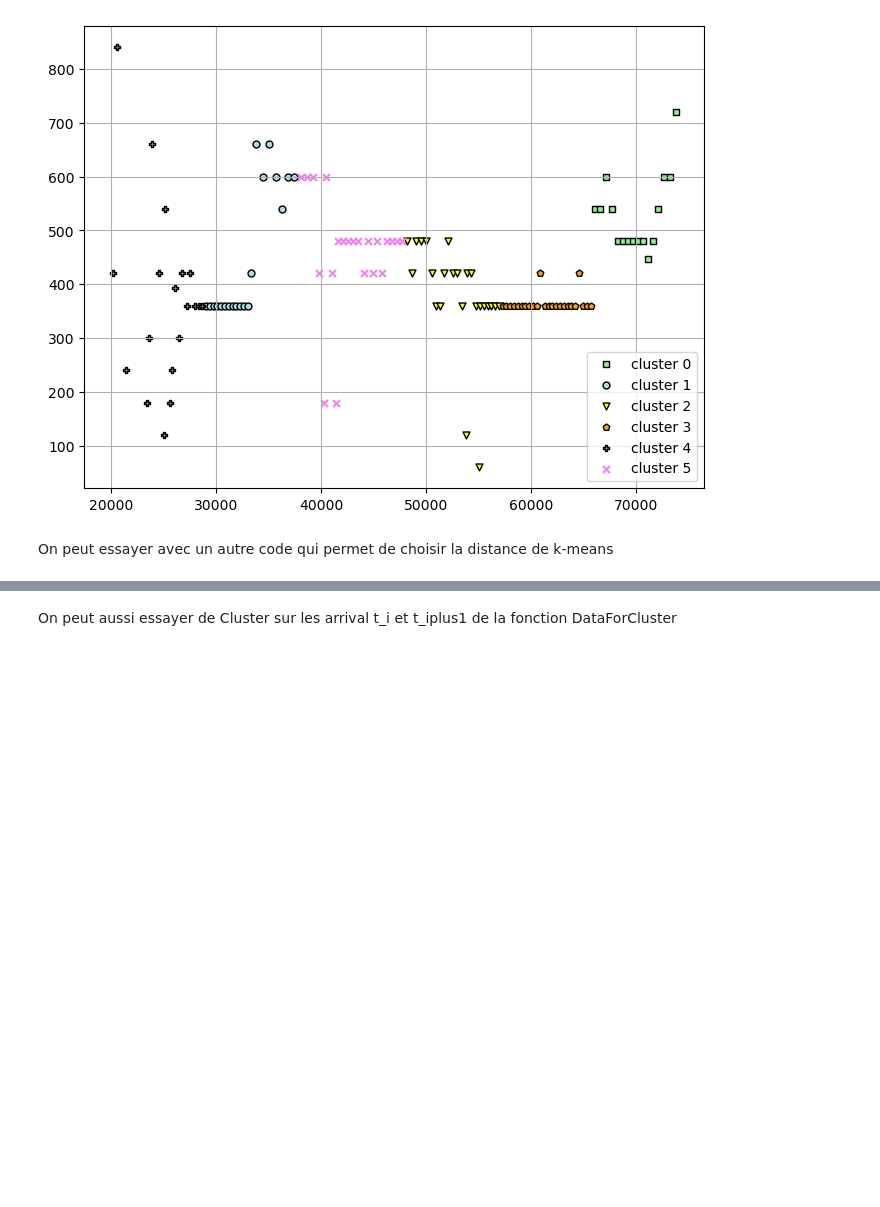
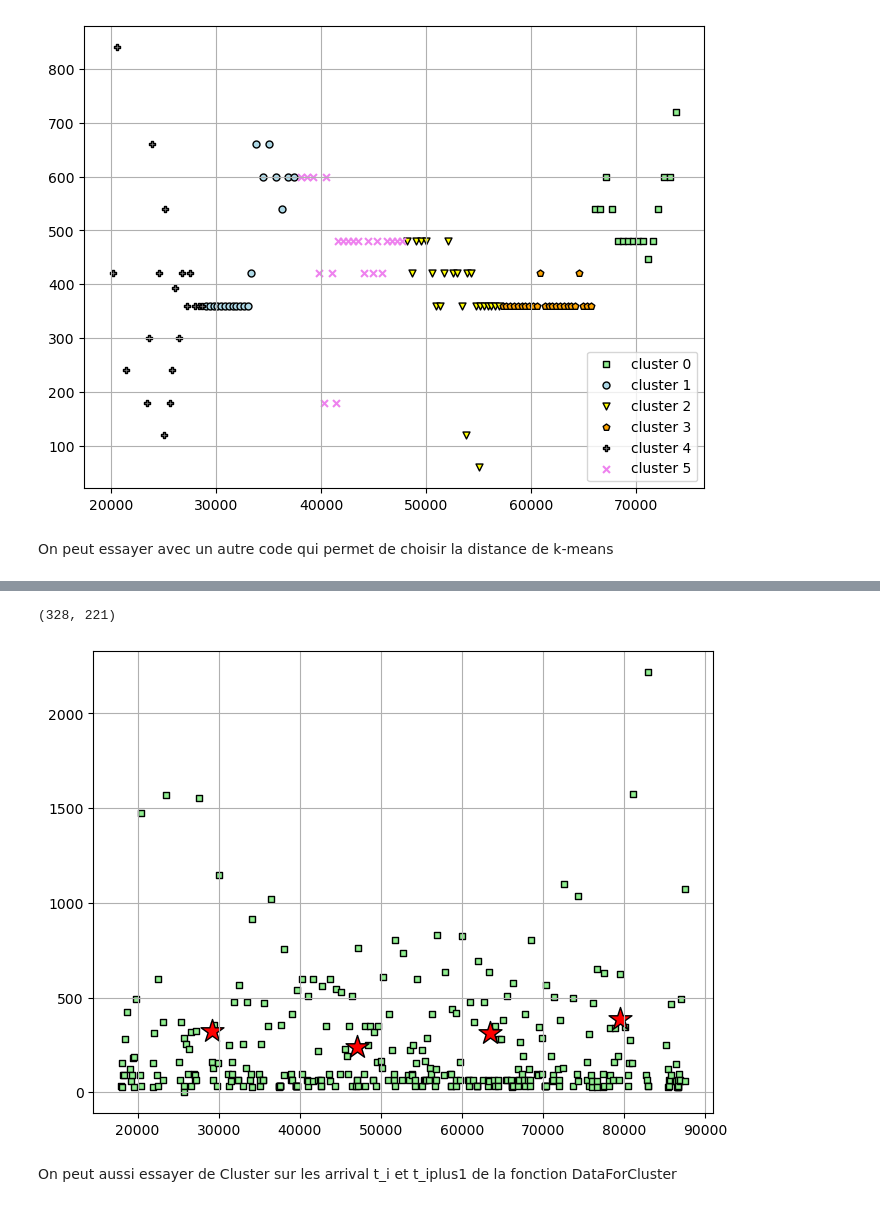
Before and after one commit to Hosx/Project-Stib-Data-Mining, a Jupyter notebook: ClusteringSchedule.ipynb, the cells around one changed output, grey strips where cells are left out. Saved outputs shown, nothing was run; the diff lists cells and outputs as text; code cells hidden in the pictures; blank space fills up the shorter version.

```diff
--- a/ClusteringSchedule.ipynb
+++ b/ClusteringSchedule.ipynb
@@ -306,3 +328,43 @@ plt.show()
+# %%
+import csv
+reader = csv.reader(open('stop_times_line_cleared2.csv', 'r'),delimiter=',')
+for row in reader:
+    if row[1]=='8161':
+        ArrivalTime=np.array(row[2].split(',')).astype(np.float)
+        IntervalTime = ArrivalTime[1:]-ArrivalTime[:-1]
+        DataJSON= pd.DataFrame({'ArrivalTime':ArrivalTime[:-1],'TimeWaited':IntervalTime})
+# %%
+len(DataJSON),len(Data)
+# %% [output]
+(328, 221)
+# %%
+plt.figure(figsize=(8,6))
+
+colors=['lightgreen','lightblue','yellow','orange','grey','violet','blue','red','magenta']
+
+markers=['s','o','v','p','P','x','o','s']
+
+
+plt.scatter(
+        DataJSON.iloc[:,:1], DataJSON.iloc[:,1:],
+        s=25, c=colors[0],
+        marker=markers[0], edgecolor='black'
+    )
+
+
+# visualise centroids
+for center in Centers:
+    plt.scatter(
+        center[0],center[1],
+        s=300, marker='*',
+        c='red', edgecolor='black',
+        label='centroids'
+    )
+#plt.legend(scatterpoints=1)
+plt.grid()
+plt.show()
+# %% [output]
+[figure, added]
 # %% [markdown]
 On peut aussi essayer de Cluster sur les arrival t_i et t_iplus1 de la fonction DataForCluster
 # %%
```
Also changed, not shown: parts of 6 cells of this notebook, 1 other file.
